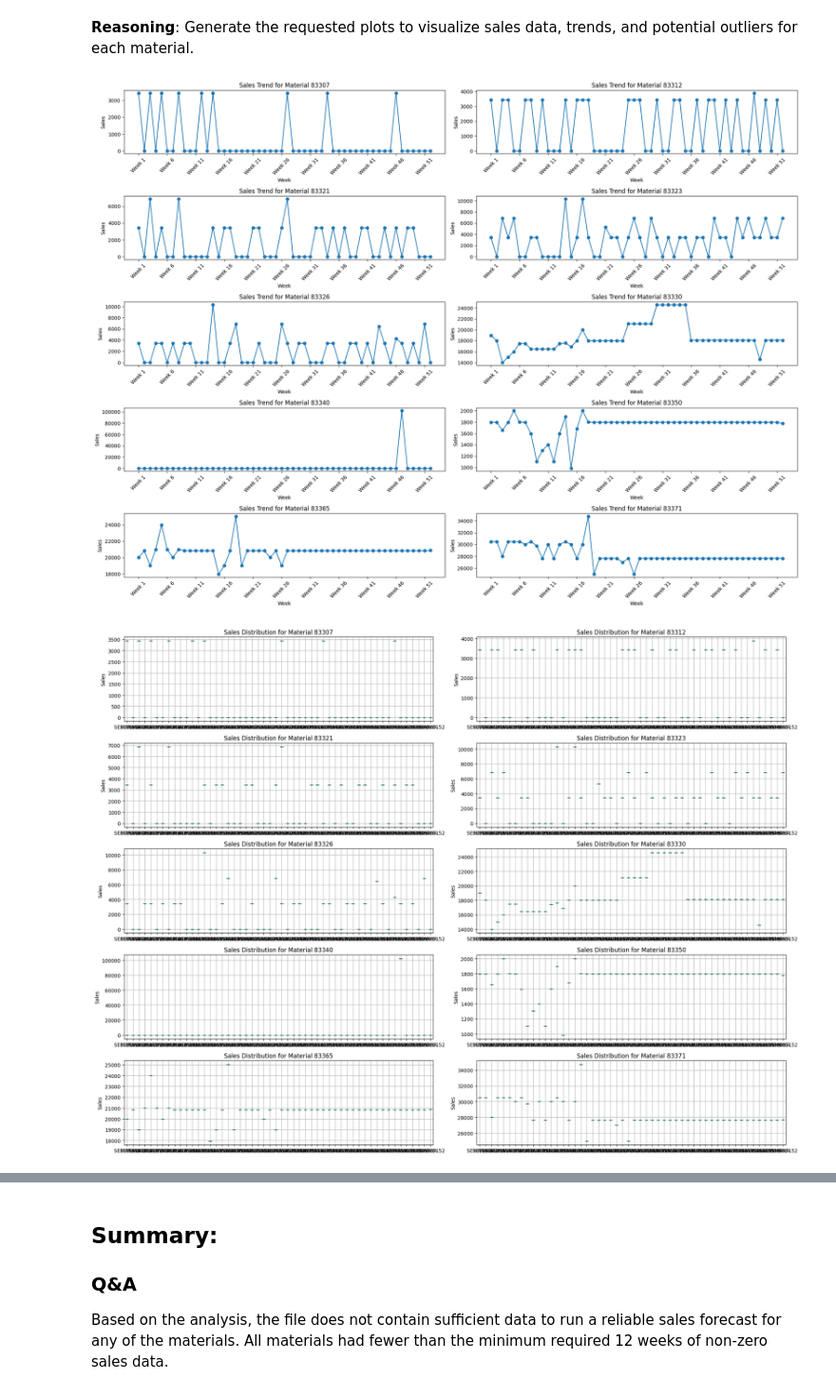
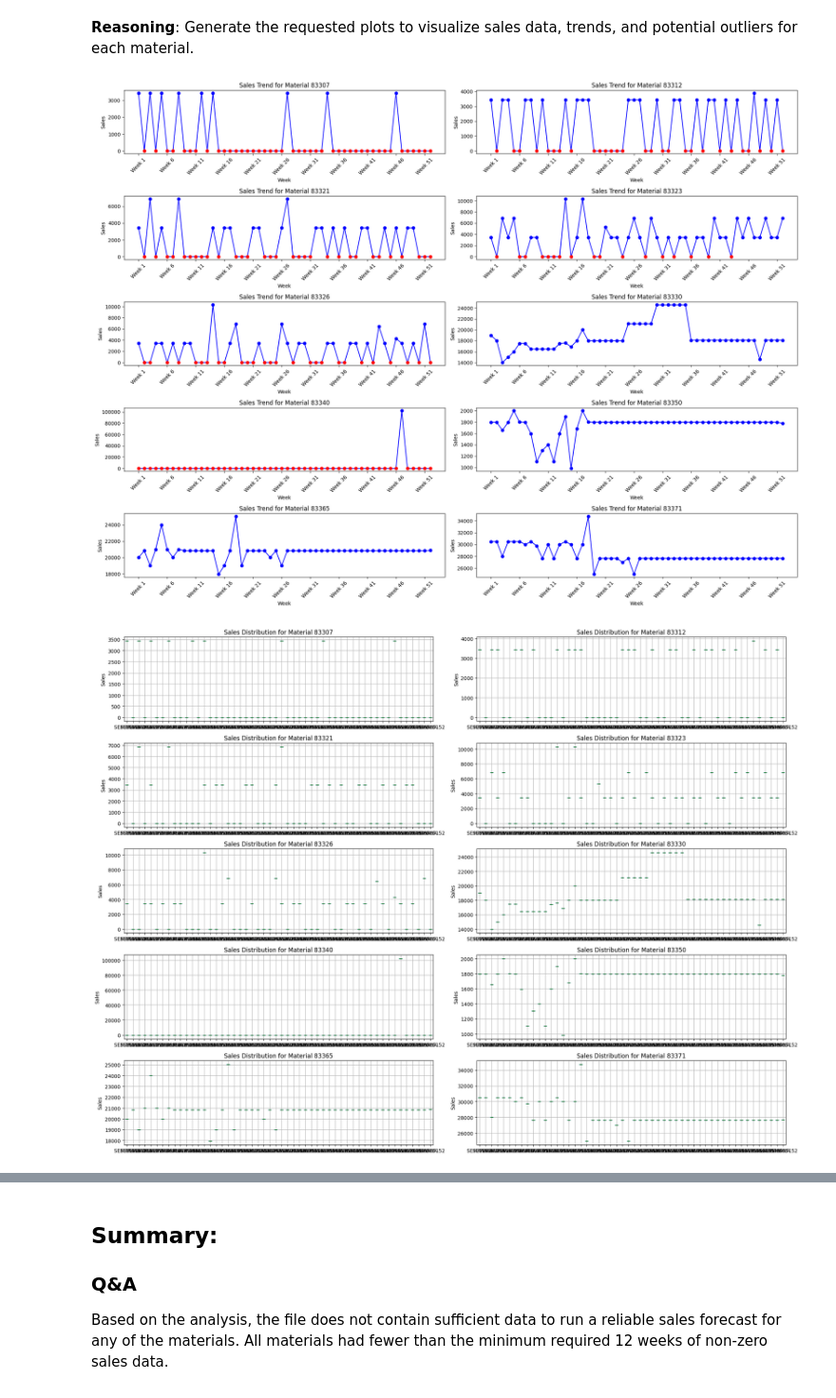
Before and after one commit to juansegiraldo/AnalisisGastos, a Jupyter notebook: AnalisisCasaTarradellas07062025.ipynb, the cells around one changed output, grey strips where cells are left out. Shown at 95% size. Drawn from its saved outputs; the diff is of its cells as text; code cells hidden in the pictures.

```diff
--- a/AnalisisCasaTarradellas07062025.ipynb
+++ b/AnalisisCasaTarradellas07062025.ipynb
@@ -282,7 +302,15 @@ plt.figure(figsize=(20, 15))
 for i, material in enumerate(df['MATERIAL'].unique()):
     plt.subplot(5, 2, i + 1)
     sales_data = df[df['MATERIAL'] == material][[col for col in df.columns if 'SEMANA' in col]].values[0]
-    plt.plot(sales_data, marker='o', linestyle='-')
+
+    # Plot the line
+    plt.plot(sales_data, linestyle='-', color='blue')
+
+    # Plot points separately - red for zeros, blue for non-zeros
+    for x, y in enumerate(sales_data):
+        color = 'red' if y == 0 else 'blue'
+        plt.plot(x, y, marker='o', color=color)
+
     plt.title(f'Sales Trend for Material {material}')
     plt.xlabel('Week')
     plt.ylabel('Sales')
@@ -299,34 +327,34 @@ for i, material in enumerate(df['MATERIAL'].unique()):
     plt.title(f'Sales Distribution for Material {material}')
     plt.ylabel('Sales')
 plt.tight_layout()
 plt.show()
 
 # 3. Histograms for each material
 plt.figure(figsize=(20, 15))
 for i, material in enumerate(df['MATERIAL'].unique()):
     plt.subplot(5, 2, i + 1)
     plt.hist(df[df['MATERIAL'] == material][[col for col in df.columns if 'SEMANA' in col]].values.flatten(), bins=20)
     plt.title(f'Sales Distribution for Material {material}')
     plt.xlabel('Sales')
     plt.ylabel('Frequency')
 plt.tight_layout()
 plt.show()
 
 # 4. Bar chart for the number of weeks of data for each material
 weeks_of_data = []
 for material in df['MATERIAL'].unique():
     weeks_of_data.append(len([col for col in df[df['MATERIAL'] == material].columns if 'SEMANA' in col]))
 
 plt.figure(figsize=(10, 5))
 plt.bar(df['MATERIAL'].unique(), weeks_of_data, color='skyblue', edgecolor='black')
 plt.xlabel("Material")
 plt.ylabel("Number of Weeks of Data")
 plt.title("Number of Weeks of Data per Material")
 plt.xticks(rotation=45)
 plt.tight_layout()
 plt.show()
 # %% [output]
-[figure, old version]
+[figure, new version]
 [figure]
 [figure]
 [figure]
```
Also changed, not shown: parts of 4 cells of this notebook, 3 other files.
